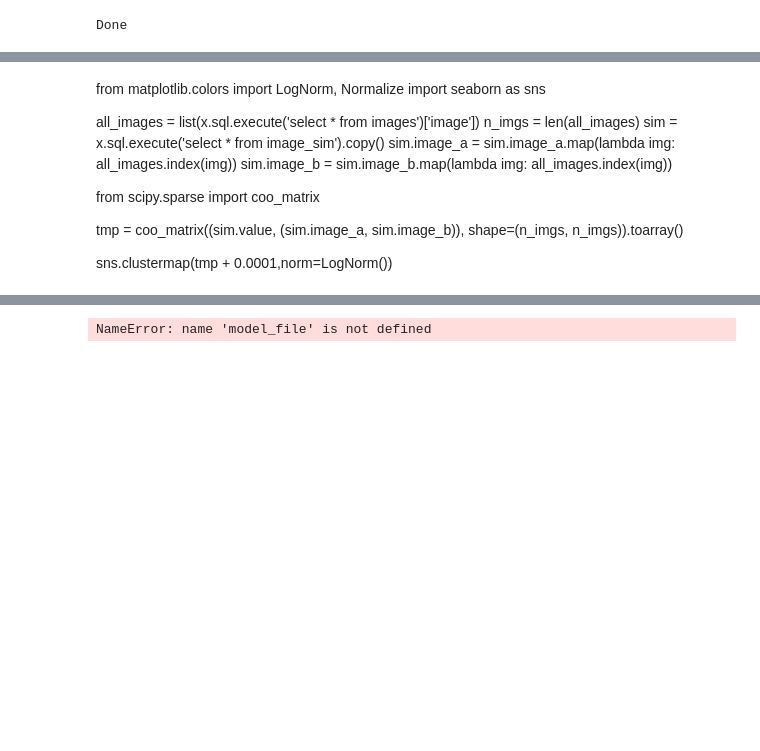
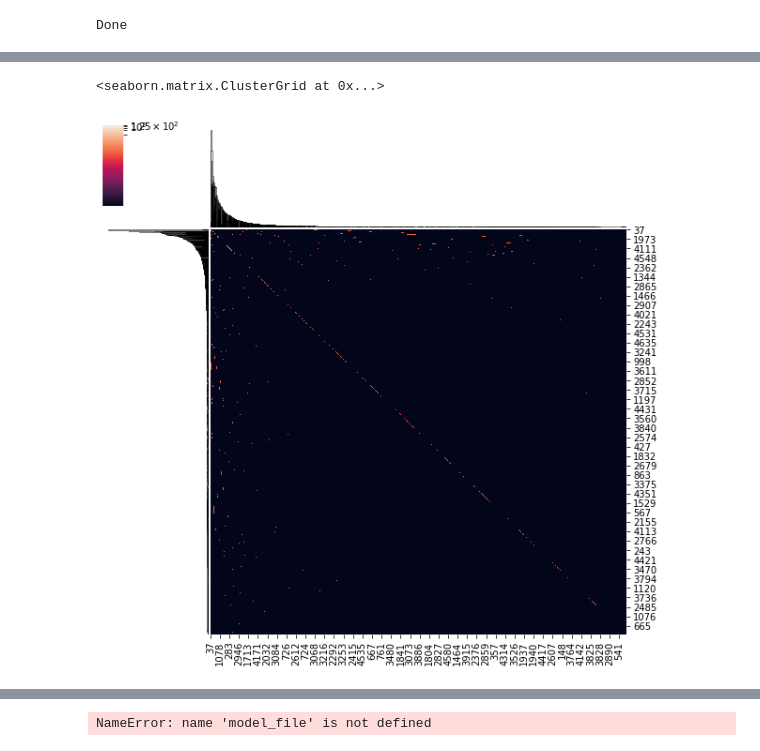
Before and after one commit to edridgedsouza/anki-network, a Jupyter notebook: Scratchpad.ipynb, the cells around one changed output, grey strips where cells are left out. Cells and saved outputs as stored; diff of their text form; code cells hidden in the pictures; blank space fills up the shorter version.

```diff
--- a/Scratchpad.ipynb
+++ b/Scratchpad.ipynb
@@ -550,19 +570,23 @@ sns.clustermap(tmp + 0.0001, norm=LogNorm())
-# %% [markdown]
-from matplotlib.colors import LogNorm, Normalize
-import seaborn as sns
-
-all_images = list(x.sql.execute('select * from images')['image'])
-n_imgs = len(all_images)
-sim = x.sql.execute('select * from image_sim').copy()
-sim.image_a = sim.image_a.map(lambda img: all_images.index(img))
-sim.image_b = sim.image_b.map(lambda img: all_images.index(img))
-
-
-from scipy.sparse import coo_matrix
-
-tmp = coo_matrix((sim.value, (sim.image_a, sim.image_b)), shape=(n_imgs, n_imgs)).toarray()
-
-sns.clustermap(tmp + 0.0001,norm=LogNorm())
+# %%
+from matplotlib.colors import LogNorm, Normalize
+import seaborn as sns
+
+all_images = list(x.sql.execute('select * from images')['image'])
+n_imgs = len(all_images)
+sim = x.sql.execute('select * from image_sim').copy()
+sim.image_a = sim.image_a.map(lambda img: all_images.index(img))
+sim.image_b = sim.image_b.map(lambda img: all_images.index(img))
+
+
+from scipy.sparse import coo_matrix
+
+tmp = coo_matrix((sim.value, (sim.image_a, sim.image_b)), shape=(n_imgs, n_imgs)).toarray()
+tmp = Helpers.mirror_matrix(tmp)
+
+sns.clustermap(tmp + 1,norm=LogNorm())
+# %% [output]
+<seaborn.matrix.ClusterGrid at 0x...>
+[figure, added]
 # %%
 import networkx as nx
 G = nx.from_numpy_matrix(tmp)
```
Also changed, not shown: parts of 4 cells of this notebook.
